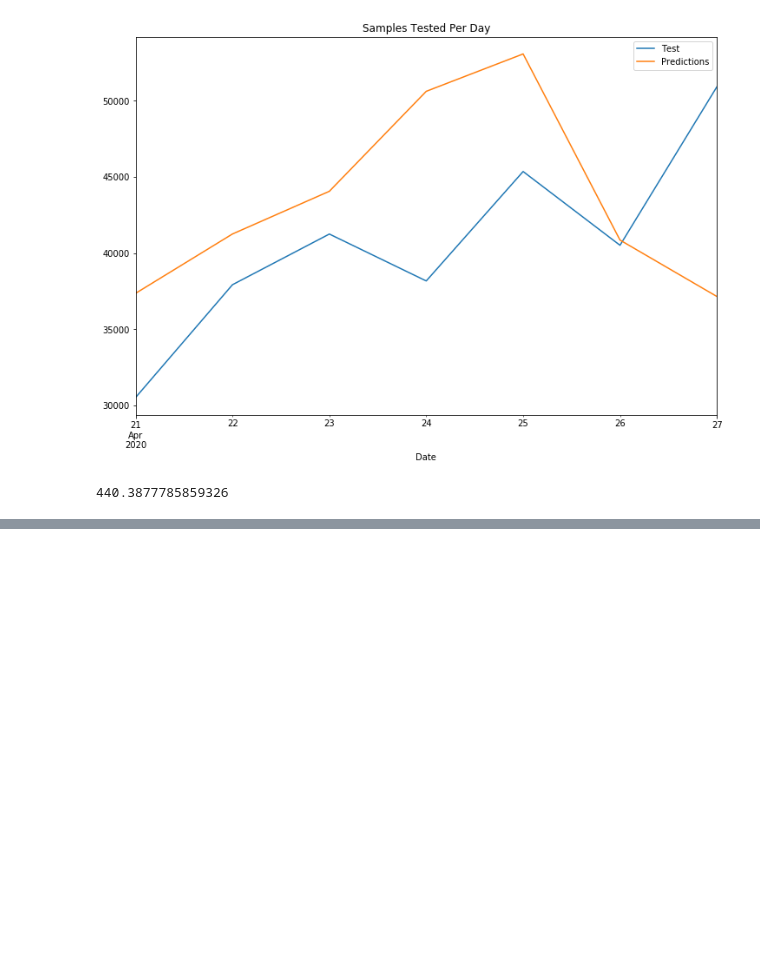
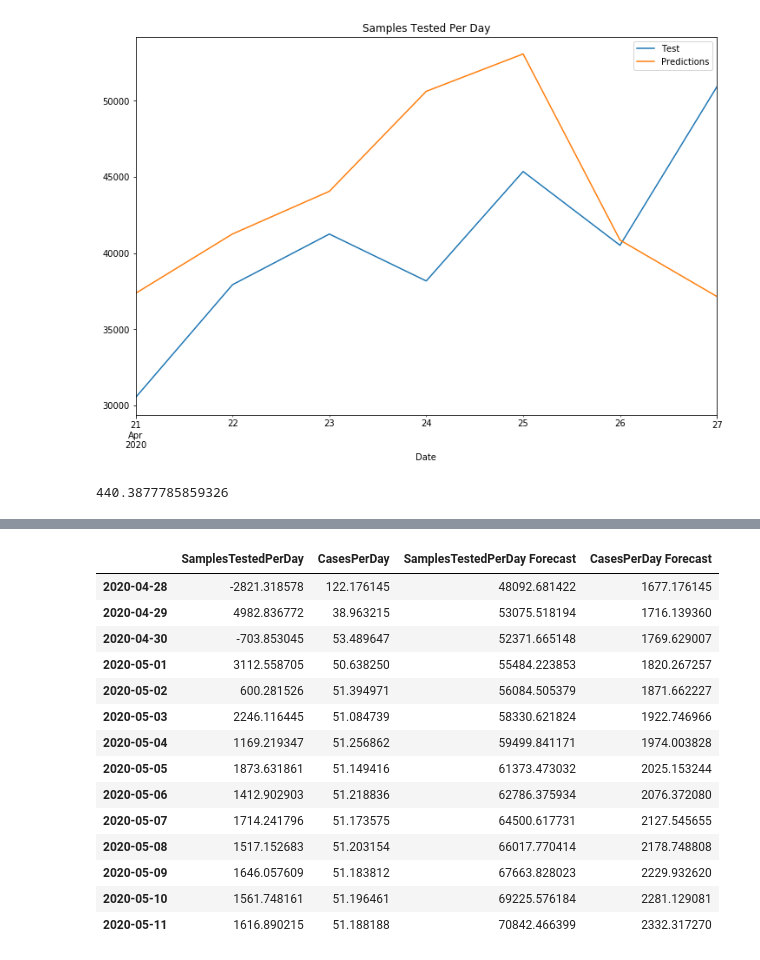
Before and after one commit to Nishant039/Covid-19-Forecasting-India, a Jupyter notebook: Covid-19 Total Cases Analysis.ipynb, the cells around one changed output, grey strips where cells are left out. Cells and saved outputs as stored; diff of their text form; code cells hidden in the pictures; blank space fills up the shorter version.

```diff
--- a/Covid-19 Total Cases Analysis.ipynb
+++ b/Covid-19 Total Cases Analysis.ipynb
@@ -794,0 +932,18 @@ rmse(df_cases_tests_april.iloc[-nobs:]["CasesPerDay"],df_forecast["CasesPerDay"]
+# %%
+forecast1d
+# %% [output]
+|  | SamplesTestedPerDay | CasesPerDay | SamplesTestedPerDay Forecast | CasesPerDay Forecast |
+| 2020-04-28 | -2821.318578 | 122.176145 | 48092.681422 | 1677.176145 |
+| 2020-04-29 | 4982.836772 | 38.963215 | 53075.518194 | 1716.139360 |
+| 2020-04-30 | -703.853045 | 53.489647 | 52371.665148 | 1769.629007 |
+| 2020-05-01 | 3112.558705 | 50.638250 | 55484.223853 | 1820.267257 |
+| 2020-05-02 | 600.281526 | 51.394971 | 56084.505379 | 1871.662227 |
+| 2020-05-03 | 2246.116445 | 51.084739 | 58330.621824 | 1922.746966 |
+| 2020-05-04 | 1169.219347 | 51.256862 | 59499.841171 | 1974.003828 |
+| 2020-05-05 | 1873.631861 | 51.149416 | 61373.473032 | 2025.153244 |
+| 2020-05-06 | 1412.902903 | 51.218836 | 62786.375934 | 2076.372080 |
+| 2020-05-07 | 1714.241796 | 51.173575 | 64500.617731 | 2127.545655 |
+| 2020-05-08 | 1517.152683 | 51.203154 | 66017.770414 | 2178.748808 |
+| 2020-05-09 | 1646.057609 | 51.183812 | 67663.828023 | 2229.932620 |
+| 2020-05-10 | 1561.748161 | 51.196461 | 69225.576184 | 2281.129081 |
+| 2020-05-11 | 1616.890215 | 51.188188 | 70842.466399 | 2332.317270 |
```
Also changed, not shown: parts of 15 cells of this notebook.
